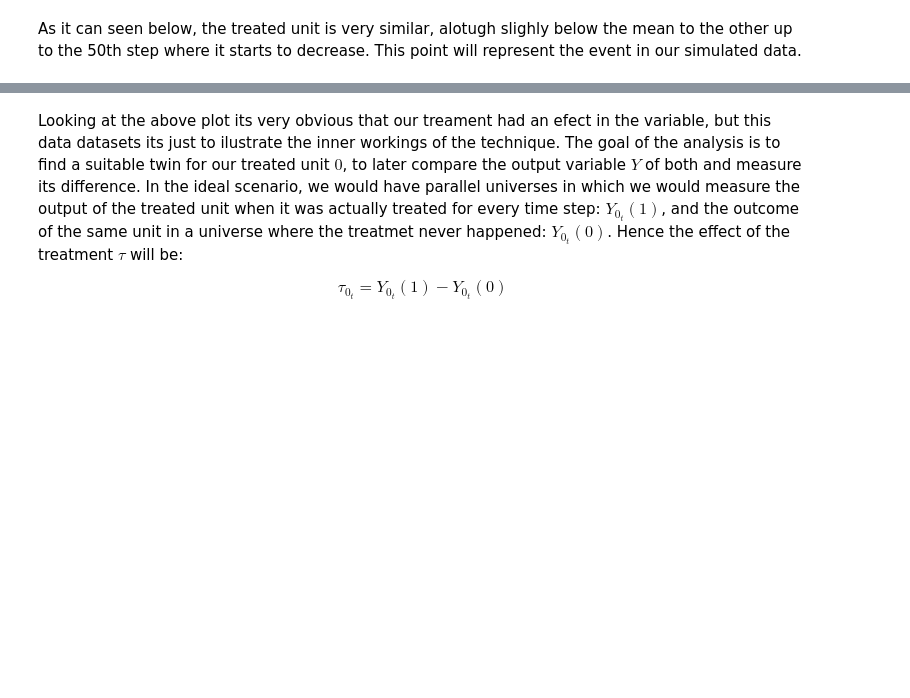
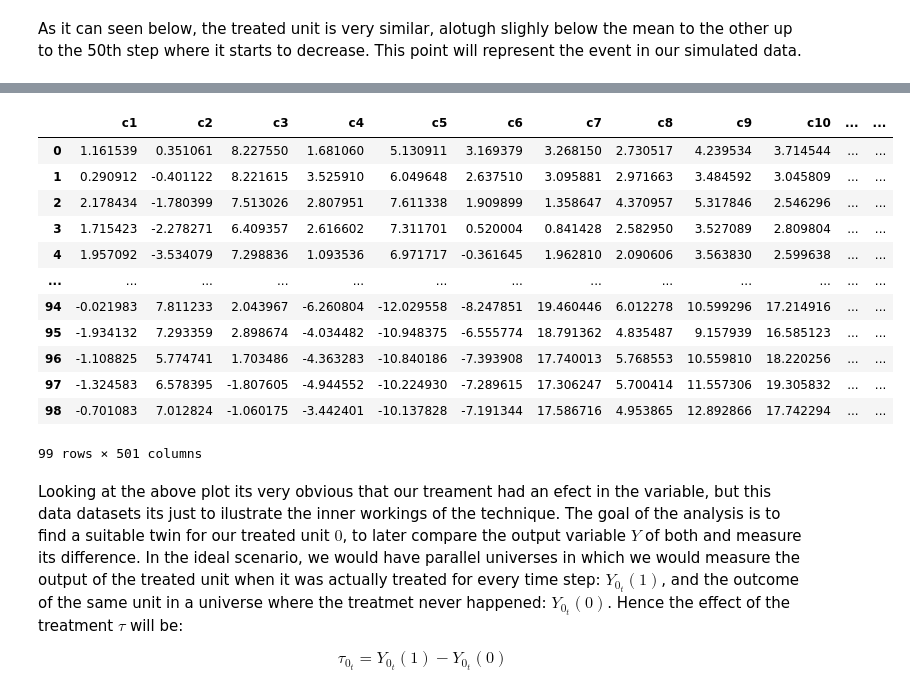
Before and after one commit to centre-for-care/costofcare, a Jupyter notebook: Synthetic_control_review.ipynb, the cells around one changed output, grey strips where cells are left out. Drawn from its saved outputs; the diff is of its cells as text; code cells hidden in the pictures; blank space fills up the shorter version.

```diff
--- a/Synthetic_control_review.ipynb
+++ b/Synthetic_control_review.ipynb
@@ -80,3 +80,19 @@ plt.plot(df.drop('t', axis=1).mean(axis=1), color='blue') # lets put the mean al
+# %%
+df
+# %% [output]
+|  | c1 | c2 | c3 | c4 | c5 | c6 | c7 | c8 | c9 | c10 | ... | ... |
+| 0 | 1.161539 | 0.351061 | 8.227550 | 1.681060 | 5.130911 | 3.169379 | 3.268150 | 2.730517 | 4.239534 | 3.714544 | ... | ... |
+| 1 | 0.290912 | -0.401122 | 8.221615 | 3.525910 | 6.049648 | 2.637510 | 3.095881 | 2.971663 | 3.484592 | 3.045809 | ... | ... |
+| 2 | 2.178434 | -1.780399 | 7.513026 | 2.807951 | 7.611338 | 1.909899 | 1.358647 | 4.370957 | 5.317846 | 2.546296 | ... | ... |
+| 3 | 1.715423 | -2.278271 | 6.409357 | 2.616602 | 7.311701 | 0.520004 | 0.841428 | 2.582950 | 3.527089 | 2.809804 | ... | ... |
+| 4 | 1.957092 | -3.534079 | 7.298836 | 1.093536 | 6.971717 | -0.361645 | 1.962810 | 2.090606 | 3.563830 | 2.599638 | ... | ... |
+| ... | ... | ... | ... | ... | ... | ... | ... | ... | ... | ... | ... | ... |
+| 94 | -0.021983 | 7.811233 | 2.043967 | -6.260804 | -12.029558 | -8.247851 | 19.460446 | 6.012278 | 10.599296 | 17.214916 | ... | ... |
+| 95 | -1.934132 | 7.293359 | 2.898674 | -4.034482 | -10.948375 | -6.555774 | 18.791362 | 4.835487 | 9.157939 | 16.585123 | ... | ... |
+| 96 | -1.108825 | 5.774741 | 1.703486 | -4.363283 | -10.840186 | -7.393908 | 17.740013 | 5.768553 | 10.559810 | 18.220256 | ... | ... |
+| 97 | -1.324583 | 6.578395 | -1.807605 | -4.944552 | -10.224930 | -7.289615 | 17.306247 | 5.700414 | 11.557306 | 19.305832 | ... | ... |
+| 98 | -0.701083 | 7.012824 | -1.060175 | -3.442401 | -10.137828 | -7.191344 | 17.586716 | 4.953865 | 12.892866 | 17.742294 | ... | ... |
+99 rows × 501 columns
 # %% [markdown]
 Looking at the above plot its very obvious that our treament had an efect in the variable, but this data datasets its just to ilustrate the inner workings of the technique. The goal of the analysis is to find a suitable twin for our treated unit ${0}$, to later compare the output variable $Y$ of both and measure its difference. In the ideal scenario, we would have parallel universes in which we would measure the output of the treated unit when it was actually treated for every time step: $Y_{0_{t}}(1)$, and the outcome of the same unit in a universe where the treatmet never happened: $Y_{0_{t}}(0)$. Hence the effect of the treatment $\tau$ will be:
 
```
Also changed, not shown: parts of 13 cells of this notebook.
